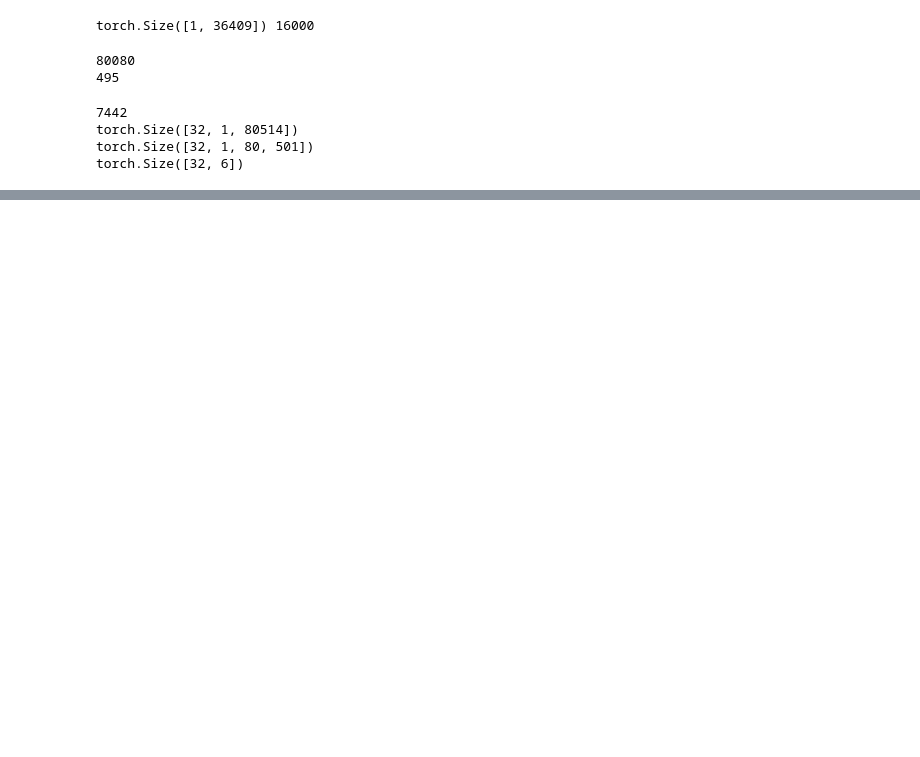
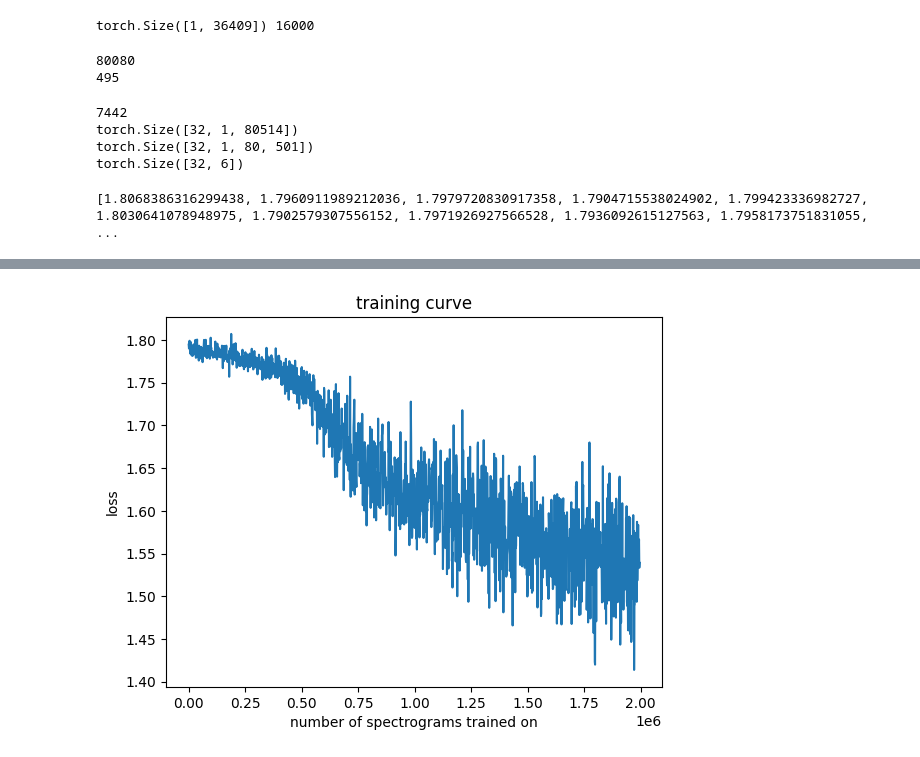
Before and after one commit to Saniya1016/CS389_Final, a Jupyter notebook: main.ipynb, the cells around one changed output, grey strips where cells are left out. Drawn from its saved outputs; the diff is of its cells as text; code cells hidden in the pictures; blank space fills up the shorter version.

Commit message:
Added training loop and converted spectrogram to decibel

```diff
--- a/main.ipynb
+++ b/main.ipynb
@@ -53,7 +53,6 @@ for filename in os.listdir(directory):
     if filename.endswith('.wav'):
 
         filepath = os.path.join(directory, filename)
-
 
         # Load audio waveform
         waveform, sr = torchaudio.load(filepath)
@@ -69,6 +68,10 @@ for filename in os.listdir(directory):
         mel_spec_transform = torchaudio.transforms.MelSpectrogram(sample_rate=sr, n_mels=80, n_fft=400, hop_length=162)
         spectrogram = mel_spec_transform(waveform)
 
+        # Convert spectrogram to decibels
+        amplitude_to_db_transform = torchaudio.transforms.AmplitudeToDB()
+        spectrogram = amplitude_to_db_transform(spectrogram)
+
         mw = max(mw, waveform.size(1))
         ms = max(ms, spectrogram.size(2))
 
@@ -107,6 +110,10 @@ def load_dataset(directory, max_waveform_length, max_spec_len):
             mel_spec_transform = torchaudio.transforms.MelSpectrogram(sample_rate=sr, n_mels=80, n_fft=400, hop_length=162)
             spectrogram = mel_spec_transform(waveform)
 
+            # Convert spectrogram to decibels
+            amplitude_to_db_transform = torchaudio.transforms.AmplitudeToDB()
+            spectrogram = amplitude_to_db_transform(spectrogram)
+
             # Pad or truncate spectrogram to max_spec_len
             spec_len = spectrogram.size(2)
             if spec_len < max_spec_len:
@@ -184,8 +191,27 @@ def train_step(model, loss_function, optimizer, train_dataloader):
         optimizer.step()
 
     return losses
+# %%
+def training(model, loss_function, optimizer, train_dataloader, n_epochs, update_interval):
+    # model.train()
+    losses = []
+
+    for n in range(n_epochs):
+        for i, (_, specgram, label) in enumerate(tqdm(iter(train_dataloader))):
+
+            optimizer.zero_grad()
+            pred = model(specgram)
+            loss = loss_function(pred, label) #err incompatible tensoor dimensions
+            losses.append(loss.item())
+            loss.backward()
+            optimizer.step()
+
+            if i % update_interval == 0:
+                losses.append(round(loss.item(), 2)) # This will append your losses for plotting -- please use "loss" as the name for your loss
+
+    return model, losses
 # %%
-batch_size = 32
+batch_size = 128
 lr = 1e-4
 
 input_size = 501  # input size after flattening the spectrogram
@@ -203,3 +229,19 @@ optimizer = torch.optim.Adam(model.parameters(), lr=lr)
 
 l = train_step(model, loss_function, optimizer, train_dataloader)
 print(l)
+# %% [output]
+[1.8068386316299438, 1.7960911989212036, 1.7979720830917358, 1.7904715538024902, 1.799423336982727, 1.8030641078948975, 1.7902579307556152, 1.7971926927566528, 1.7936092615127563, 1.7958173751831055,  ...
+# %%
+
+n_epochs = 30
+update_interval = 10
+trained_model, losses = training(model, loss_function, optimizer, train_dataloader, n_epochs=n_epochs, update_interval=update_interval)
+
+print("avg loss:", sum(losses)/len(losses))
+
+plt.plot(np.arange(len(losses)) * batch_size * update_interval, losses)
+plt.title("training curve")
+plt.xlabel("number of spectrograms trained on")
+plt.ylabel("loss")
+plt.show()
+# %% [output]
@@ -205,0 +249 @@ print(l)
+[figure, added]
```
Also changed, not shown: parts of 3 cells of this notebook.
